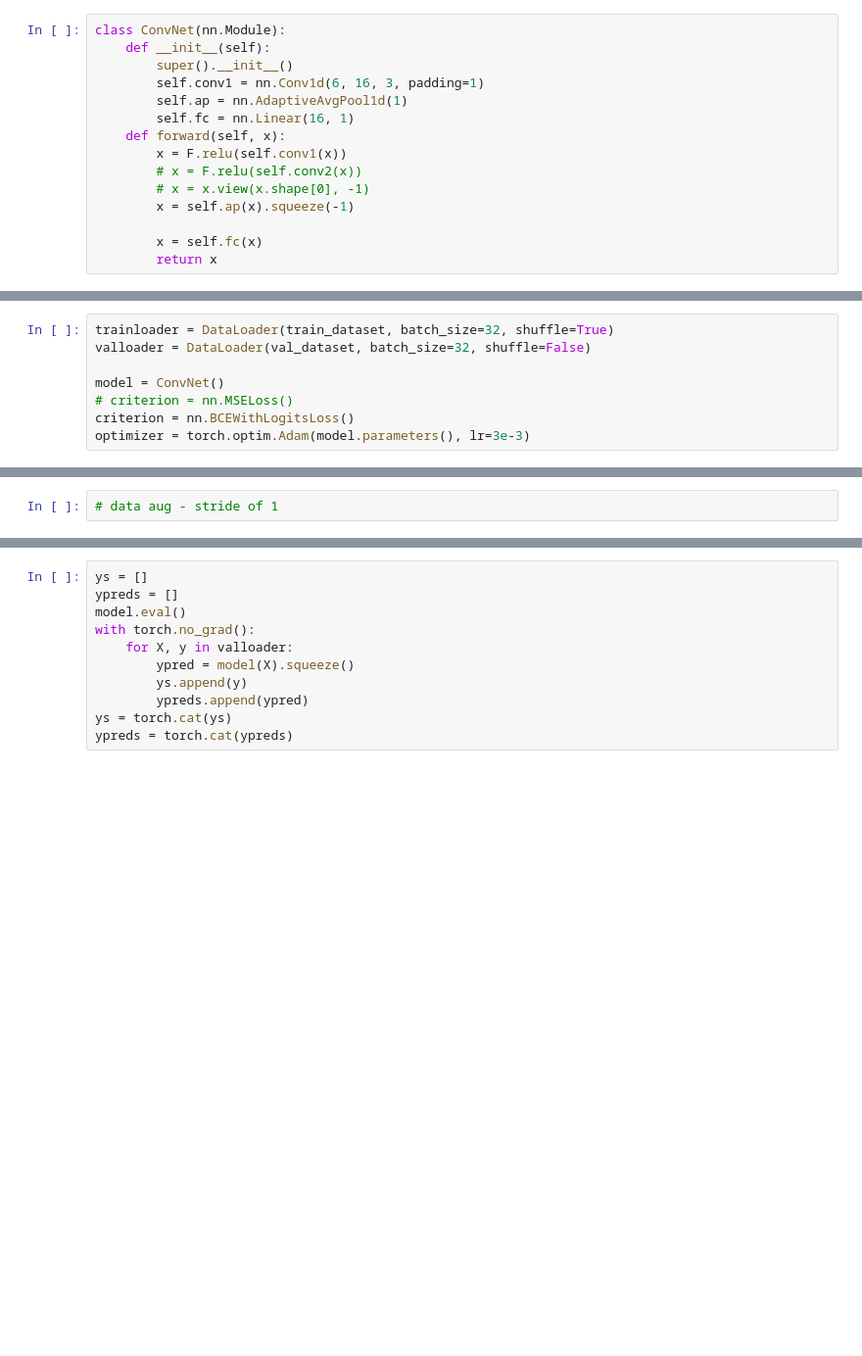
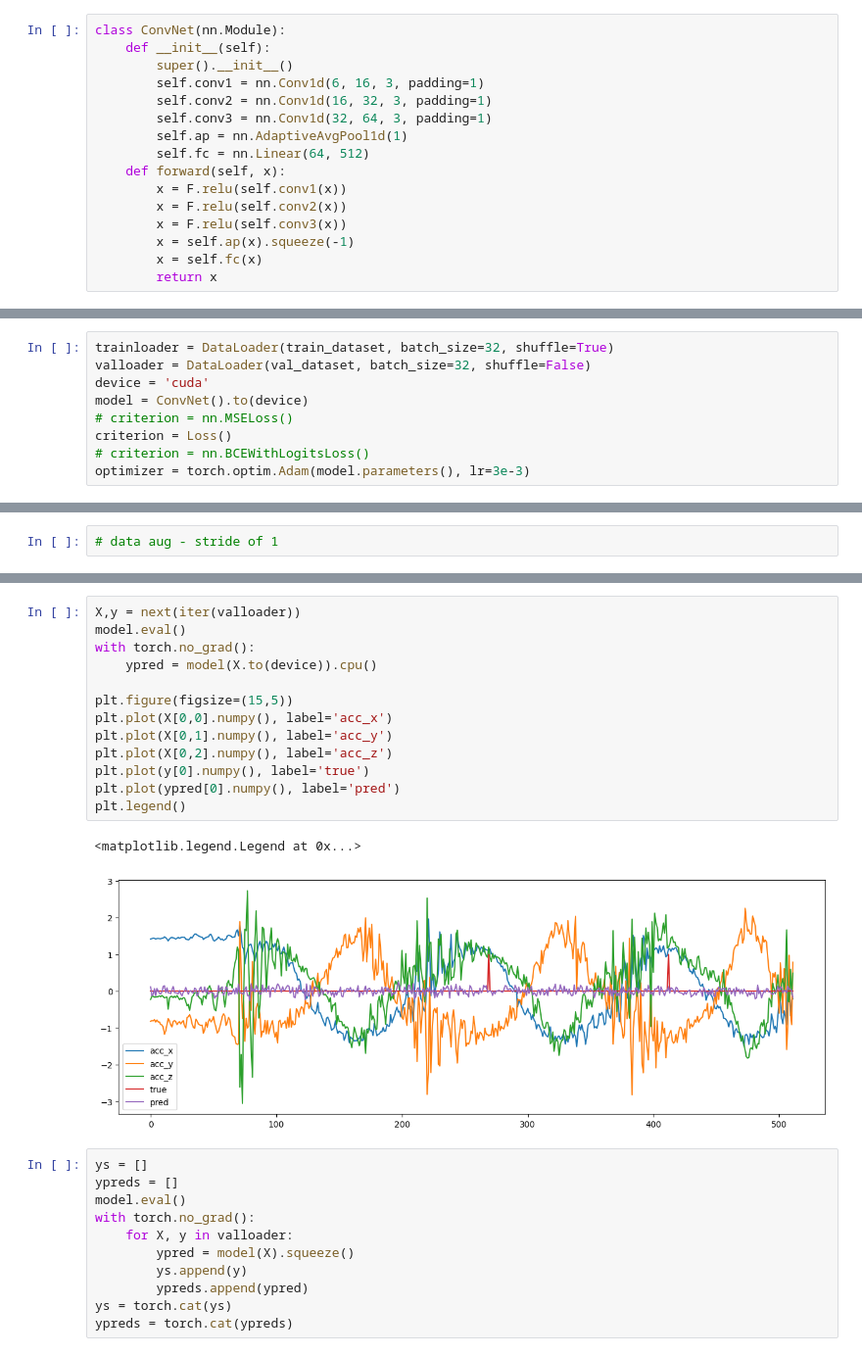
Before and after one commit to Musa-Azeem/AI-hypertrophy-coach, a Jupyter notebook: ml.ipynb, the cells around one changed output, grey strips where cells are left out. Shown at 98% size. Cells and saved outputs as stored; diff of their text form; blank space fills up the shorter version.

```diff
--- a/ml.ipynb
+++ b/ml.ipynb
@@ -103,13 +121,14 @@ class ConvNet(nn.Module):
     def __init__(self):
         super().__init__()
         self.conv1 = nn.Conv1d(6, 16, 3, padding=1)
+        self.conv2 = nn.Conv1d(16, 32, 3, padding=1)
+        self.conv3 = nn.Conv1d(32, 64, 3, padding=1)
         self.ap = nn.AdaptiveAvgPool1d(1)
-        self.fc = nn.Linear(16, 1)
+        self.fc = nn.Linear(64, 512)
     def forward(self, x):
         x = F.relu(self.conv1(x))
-        # x = F.relu(self.conv2(x))
-        # x = x.view(x.shape[0], -1)
+        x = F.relu(self.conv2(x))
+        x = F.relu(self.conv3(x))
         x = self.ap(x).squeeze(-1)
-
         x = self.fc(x)
         return x
@@ -116,10 +144,11 @@ class ConvNet(nn.Module):
 # %%
 trainloader = DataLoader(train_dataset, batch_size=32, shuffle=True)
 valloader = DataLoader(val_dataset, batch_size=32, shuffle=False)
-
-model = ConvNet()
+device = 'cuda'
+model = ConvNet().to(device)
 # criterion = nn.MSELoss()
-criterion = nn.BCEWithLogitsLoss()
+criterion = Loss()
+# criterion = nn.BCEWithLogitsLoss()
 optimizer = torch.optim.Adam(model.parameters(), lr=3e-3)
 # %%
 X,y = next(iter(trainloader))
@@ -197,3 +227,19 @@ plt.plot(val_losses, label='val')
+# %%
+X,y = next(iter(valloader))
+model.eval()
+with torch.no_grad():
+    ypred = model(X.to(device)).cpu()
+
+plt.figure(figsize=(15,5))
+plt.plot(X[0,0].numpy(), label='acc_x')
+plt.plot(X[0,1].numpy(), label='acc_y')
+plt.plot(X[0,2].numpy(), label='acc_z')
+plt.plot(y[0].numpy(), label='true')
+plt.plot(ypred[0].numpy(), label='pred')
+plt.legend()
+# %% [output]
+<matplotlib.legend.Legend at 0x...>
+[figure, added]
 # %%
 ys = []
 ypreds = []
```
Also changed, not shown: parts of 10 cells of this notebook, 2 other files.
